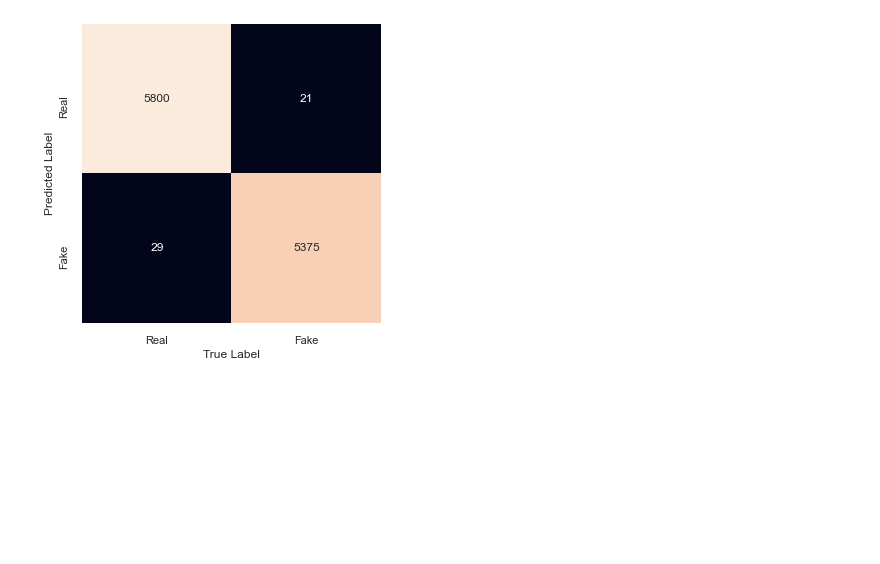
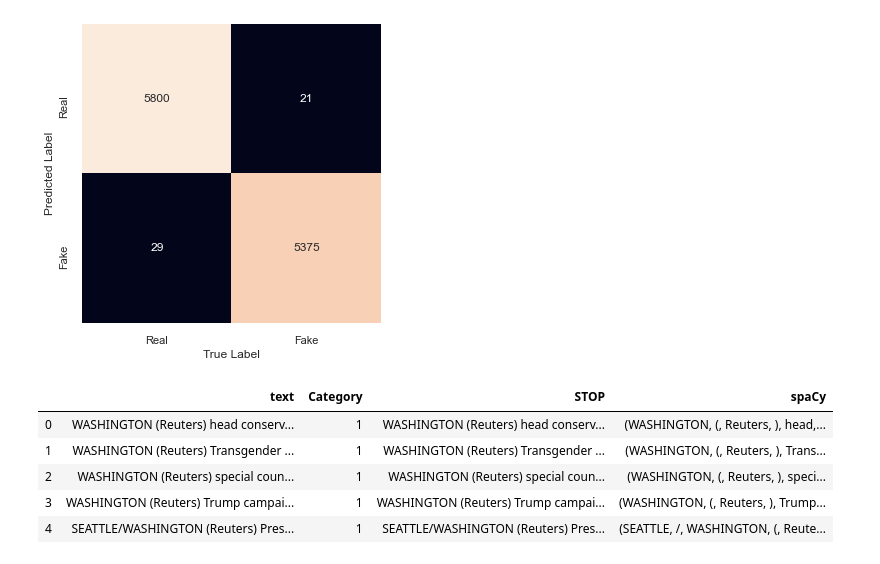
Before and after one commit to J-Joseph524/JJ_NLP, a Jupyter notebook: Final_Notebook.ipynb, the cells around one changed output. Cells and saved outputs as stored; diff of their text form; code cells hidden in the pictures; blank space fills up the shorter version.

```diff
--- a/Final_Notebook.ipynb
+++ b/Final_Notebook.ipynb
@@ -646,0 +660,2 @@ plt.savefig('SVM_CM.png')
+# %%
+nlp = spacy.load("en_core_web_md")
@@ -646,0 +664,11 @@ plt.savefig('SVM_CM.png')
+# %%
+df["spaCy"] = df.text.progress_apply(lambda x: nlp(x))
+# %%
+df.head()
+# %% [output]
+|  | text | Category | STOP | spaCy |
+| 0 | WASHINGTON (Reuters) head conserv... | 1 | WASHINGTON (Reuters) head conserv... | (WASHINGTON, (, Reuters, ), head,... |
+| 1 | WASHINGTON (Reuters) Transgender ... | 1 | WASHINGTON (Reuters) Transgender ... | (WASHINGTON, (, Reuters, ), Trans... |
+| 2 | WASHINGTON (Reuters) special coun... | 1 | WASHINGTON (Reuters) special coun... | (WASHINGTON, (, Reuters, ), speci... |
+| 3 | WASHINGTON (Reuters) Trump campai... | 1 | WASHINGTON (Reuters) Trump campai... | (WASHINGTON, (, Reuters, ), Trump... |
+| 4 | SEATTLE/WASHINGTON (Reuters) Pres... | 1 | SEATTLE/WASHINGTON (Reuters) Pres... | (SEATTLE, /, WASHINGTON, (, Reute... |
```
Also changed, not shown: parts of 11 cells of this notebook.
